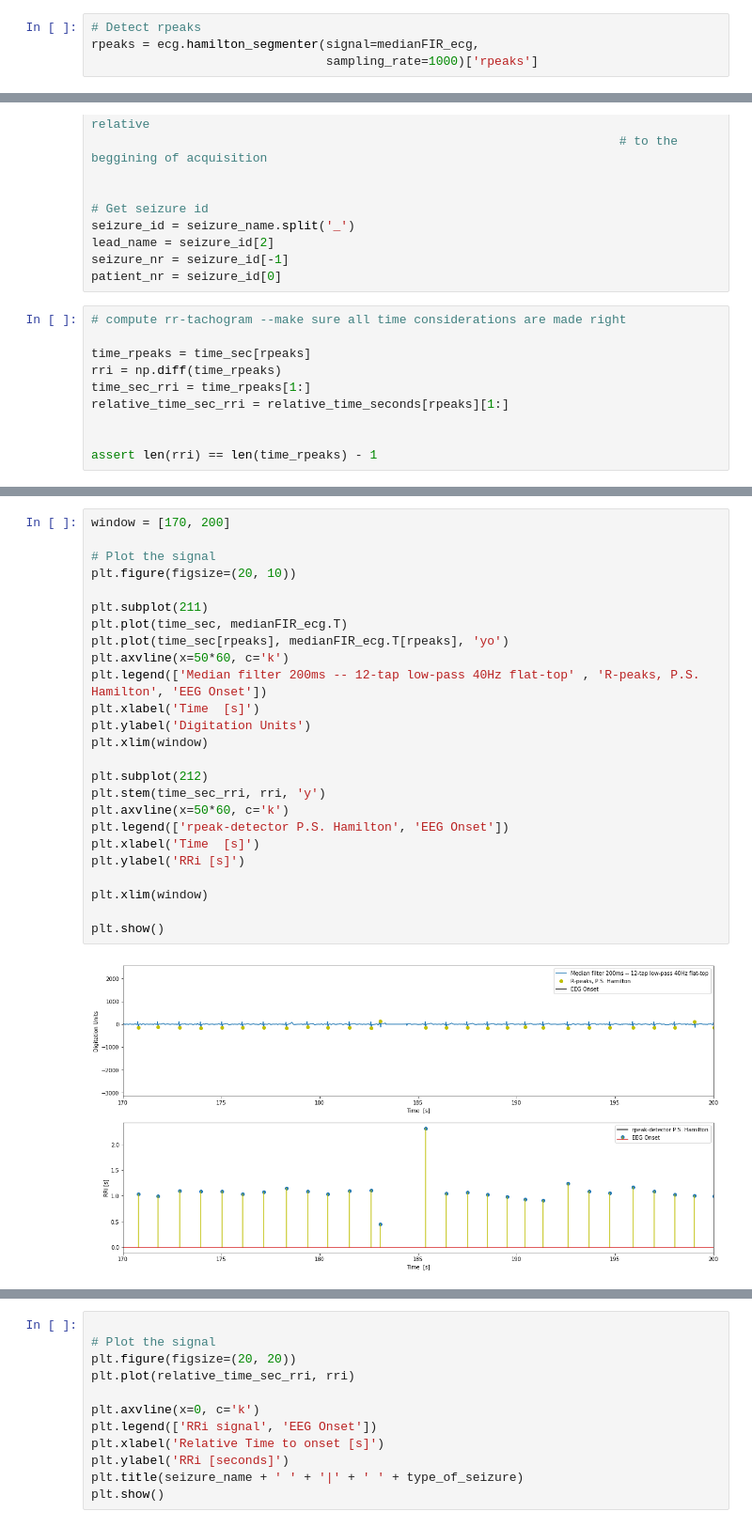
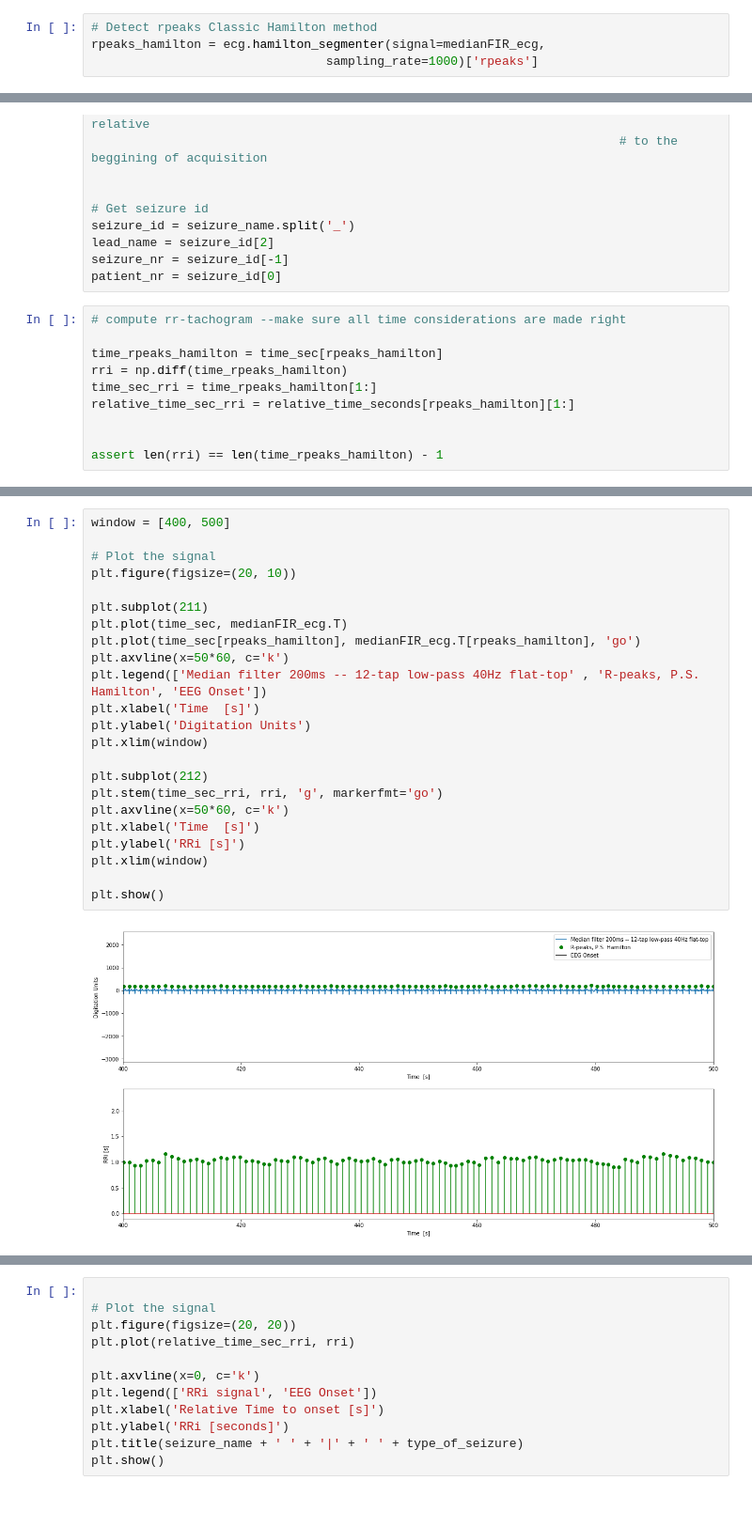
Before and after one commit to yinxiaojing1/pre_epi_seizures, a Jupyter notebook: pre_epi_seizures/hrv_computation.ipynb, the cells around one changed output, grey strips where cells are left out. Shown: that part at 94% size. Cells and saved outputs as stored; diff of their text form.

```diff
--- a/pre_epi_seizures/hrv_computation.ipynb
+++ b/pre_epi_seizures/hrv_computation.ipynb
@@ -94,6 +95,6 @@ raw_ecg = seizure_array[0]
 [u'3_FA7774DK_ECG-_2017-04-20 07:38:44.000000_0', u'3_FA7774DK_Ecg_2017-04-20 07:38:44.000000_0', u'3_FA7774DR_ECG-_2017-04-20 16:09:45.000000_1', u'3_FA7774DR_Ecg_2017-04-20 16:09:45.000000_1', u'3_F ...
 ['G-A-M', 'F-NA-M', 'F-A-M', 'G-A-M', 'F-NA-M', 'F-A-M']
 # %%
-# Detect rpeaks
-rpeaks = ecg.hamilton_segmenter(signal=medianFIR_ecg,
+# Detect rpeaks Classic Hamilton method
+rpeaks_hamilton = ecg.hamilton_segmenter(signal=medianFIR_ecg,
                                 sampling_rate=1000)['rpeaks']
@@ -126,13 +129,13 @@ patient_nr = seizure_id[0]
 # %%
 # compute rr-tachogram --make sure all time considerations are made right
 
-time_rpeaks = time_sec[rpeaks]
-rri = np.diff(time_rpeaks)
-time_sec_rri = time_rpeaks[1:]
-relative_time_sec_rri = relative_time_seconds[rpeaks][1:]
+time_rpeaks_hamilton = time_sec[rpeaks_hamilton]
+rri = np.diff(time_rpeaks_hamilton)
+time_sec_rri = time_rpeaks_hamilton[1:]
+relative_time_sec_rri = relative_time_seconds[rpeaks_hamilton][1:]
 
 
-assert len(rri) == len(time_rpeaks) - 1
+assert len(rri) == len(time_rpeaks_hamilton) - 1
 # %%
 # Plot the signal
 plt.figure(figsize=(20, 10))
@@ -174,29 +177,27 @@ plt.show()
 # %% [output]
 [figure]
 # %%
-window = [170, 200]
+window = [400, 500]
 
 # Plot the signal
 plt.figure(figsize=(20, 10))
 
 plt.subplot(211)
 plt.plot(time_sec, medianFIR_ecg.T)
-plt.plot(time_sec[rpeaks], medianFIR_ecg.T[rpeaks], 'yo')
+plt.plot(time_sec[rpeaks_hamilton], medianFIR_ecg.T[rpeaks_hamilton], 'go')
 plt.axvline(x=50*60, c='k')
 plt.legend(['Median filter 200ms -- 12-tap low-pass 40Hz flat-top' , 'R-peaks, P.S. Hamilton', 'EEG Onset'])
 plt.xlabel('Time  [s]')
 plt.ylabel('Digitation Units')
 plt.xlim(window)
 
 plt.subplot(212)
-plt.stem(time_sec_rri, rri, 'y')
+plt.stem(time_sec_rri, rri, 'g', markerfmt='go')
 plt.axvline(x=50*60, c='k')
-plt.legend(['rpeak-detector P.S. Hamilton', 'EEG Onset'])
 plt.xlabel('Time  [s]')
 plt.ylabel('RRi [s]')
-
 plt.xlim(window)
 
 plt.show()
 # %% [output]
-[figure, old version]
+[figure, new version]
```
Also changed, not shown: parts of 16 cells of this notebook, 1 other file.
